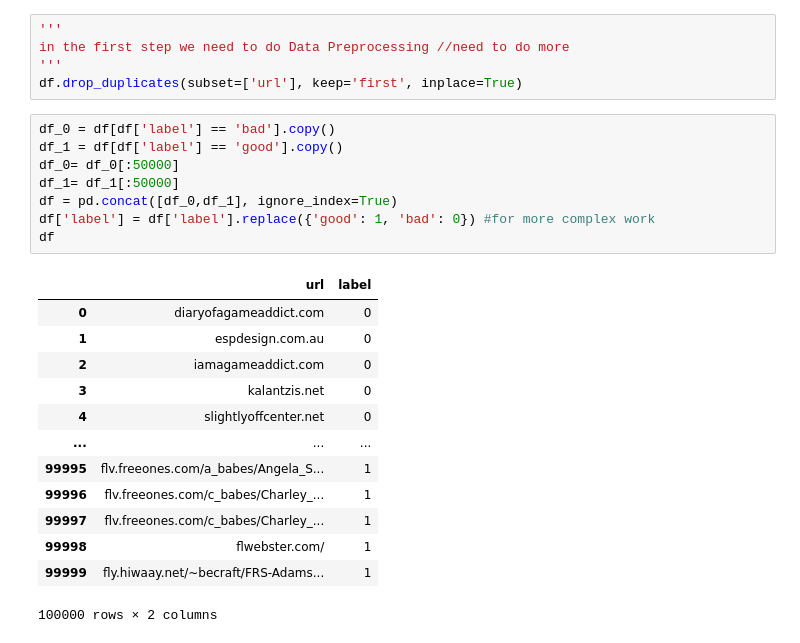
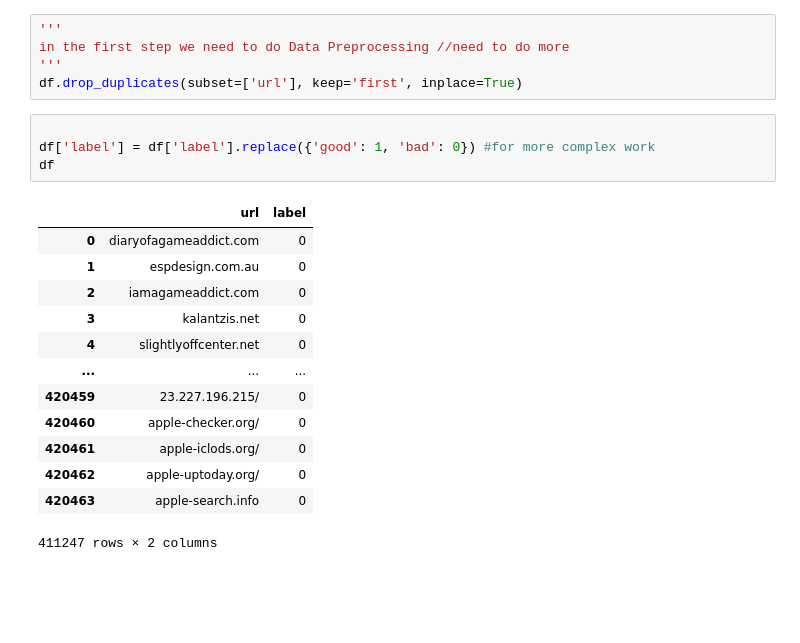
Before and after one commit to roy-asraf1/Identifying-malicious-addresses-by-deep-learning, a Jupyter notebook: cyberwork.ipynb, the cells around one changed output. Cells and saved outputs as stored; diff of their text form; blank space fills up the shorter version.

```diff
--- a/cyberwork.ipynb
+++ b/cyberwork.ipynb
@@ -63,27 +64,23 @@ in the first step we need to do Data Preprocessing //need to do more
 '''
 df.drop_duplicates(subset=['url'], keep='first', inplace=True)
 # %%
-df_0 = df[df['label'] == 'bad'].copy()
-df_1 = df[df['label'] == 'good'].copy()
-df_0= df_0[:50000]
-df_1= df_1[:50000]
-df = pd.concat([df_0,df_1], ignore_index=True)
+
 df['label'] = df['label'].replace({'good': 1, 'bad': 0}) #for more complex work
 df
 # %% [output]
 |  | url | label |
 | 0 | diaryofagameaddict.com | 0 |
 | 1 | espdesign.com.au | 0 |
 | 2 | iamagameaddict.com | 0 |
 | 3 | kalantzis.net | 0 |
 | 4 | slightlyoffcenter.net | 0 |
 | ... | ... | ... |
-| 99995 | flv.freeones.com/a_babes/Angela_S... | 1 |
-| 99996 | flv.freeones.com/c_babes/Charley_... | 1 |
-| 99997 | flv.freeones.com/c_babes/Charley_... | 1 |
-| 99998 | flwebster.com/ | 1 |
-| 99999 | fly.hiwaay.net/~becraft/FRS-Adams... | 1 |
+| 420459 | 23.227.196.215/ | 0 |
+| 420460 | apple-checker.org/ | 0 |
+| 420461 | apple-iclods.org/ | 0 |
+| 420462 | apple-uptoday.org/ | 0 |
+| 420463 | apple-search.info | 0 |
-100000 rows × 2 columns
+411247 rows × 2 columns
 # %%
 
 # Function to check if a URL uses an IP address
```
Also changed, not shown: parts of 9 cells of this notebook.
